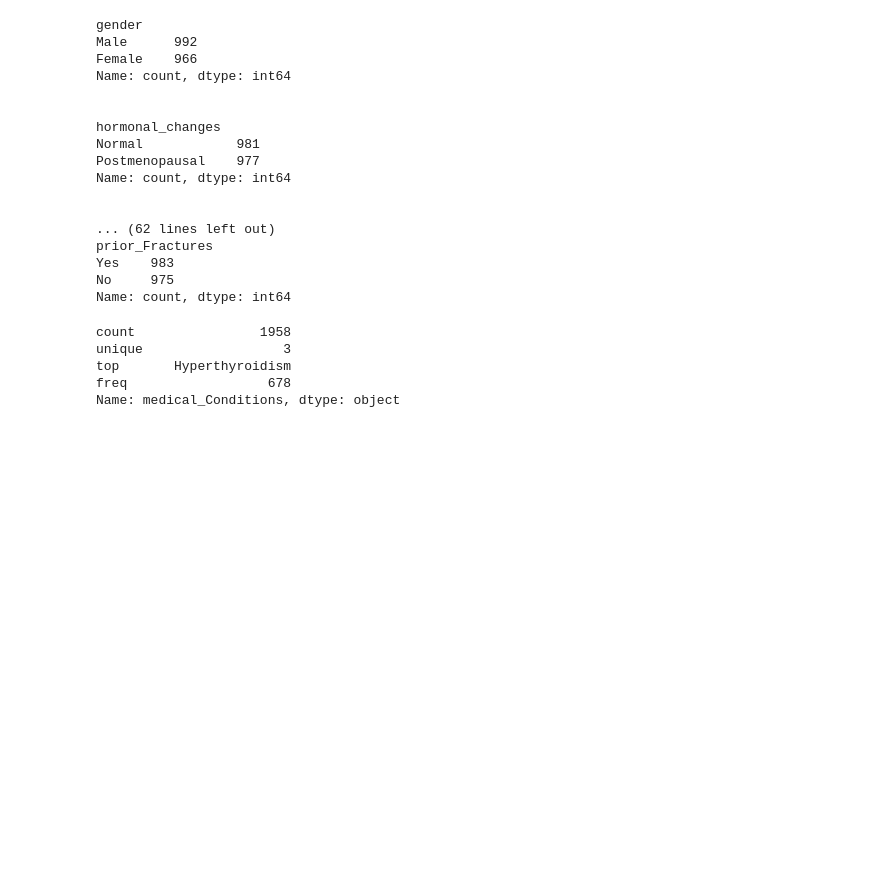
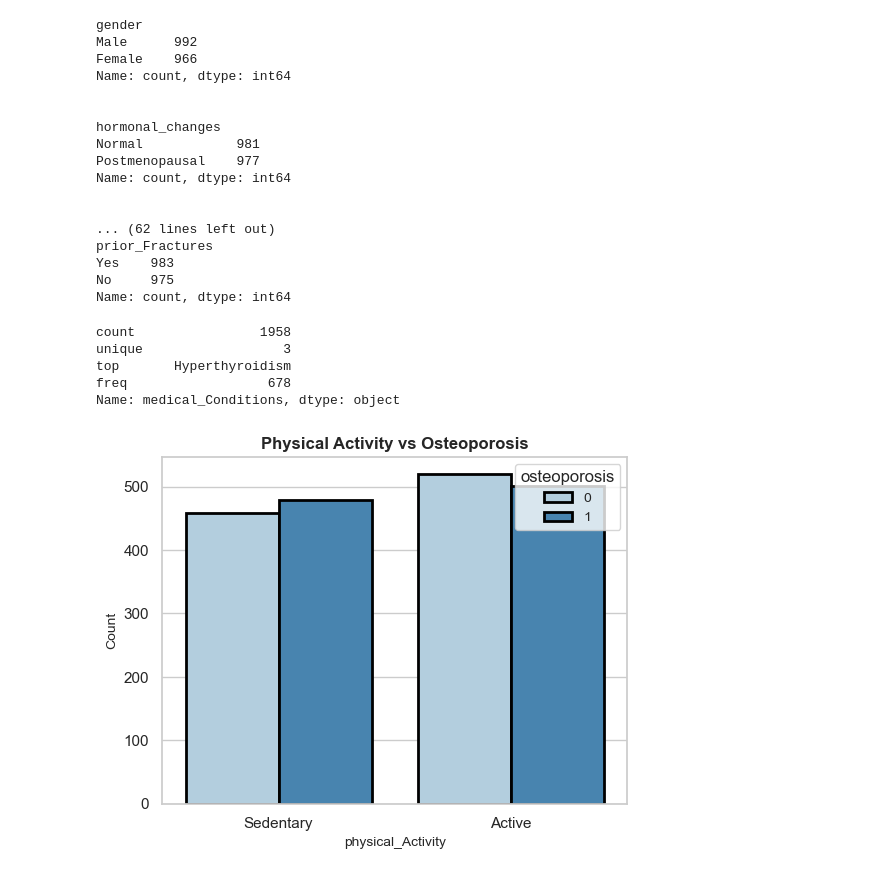
Before and after one commit to dyltran/osteoporosis-risk, a Jupyter notebook: notebooks/pipeline_VietThy.ipynb, the cells around one changed output. Drawn from its saved outputs; the diff is of its cells as text; code cells hidden in the pictures; blank space fills up the shorter version.

Commit message:
data analysis and preprocessing

```diff
--- a/notebooks/pipeline_VietThy.ipynb
+++ b/notebooks/pipeline_VietThy.ipynb
@@ -107,0 +126,15 @@ Name: medical_Conditions, dtype: object
+# %%
+sns.set(style = "whitegrid")
+plt.figure(figsize = (6, 4.5))
+
+
+
+sns.countplot(data = df, x = 'physical_Activity', hue = 'osteoporosis', palette = 'Blues', linewidth = 2, edgecolor = 'black')
+plt.title('Physical Activity vs Osteoporosis', fontsize = 12, weight = 'bold')
+plt.xlabel('physical_Activity', fontsize = 10)
+plt.ylabel('Count', fontsize = 10)
+plt.legend(title = 'osteoporosis', fontsize = 10)
+
+plt.show()
+# %% [output]
+[figure, added]
```
Also changed, not shown: parts of 10 cells of this notebook.
